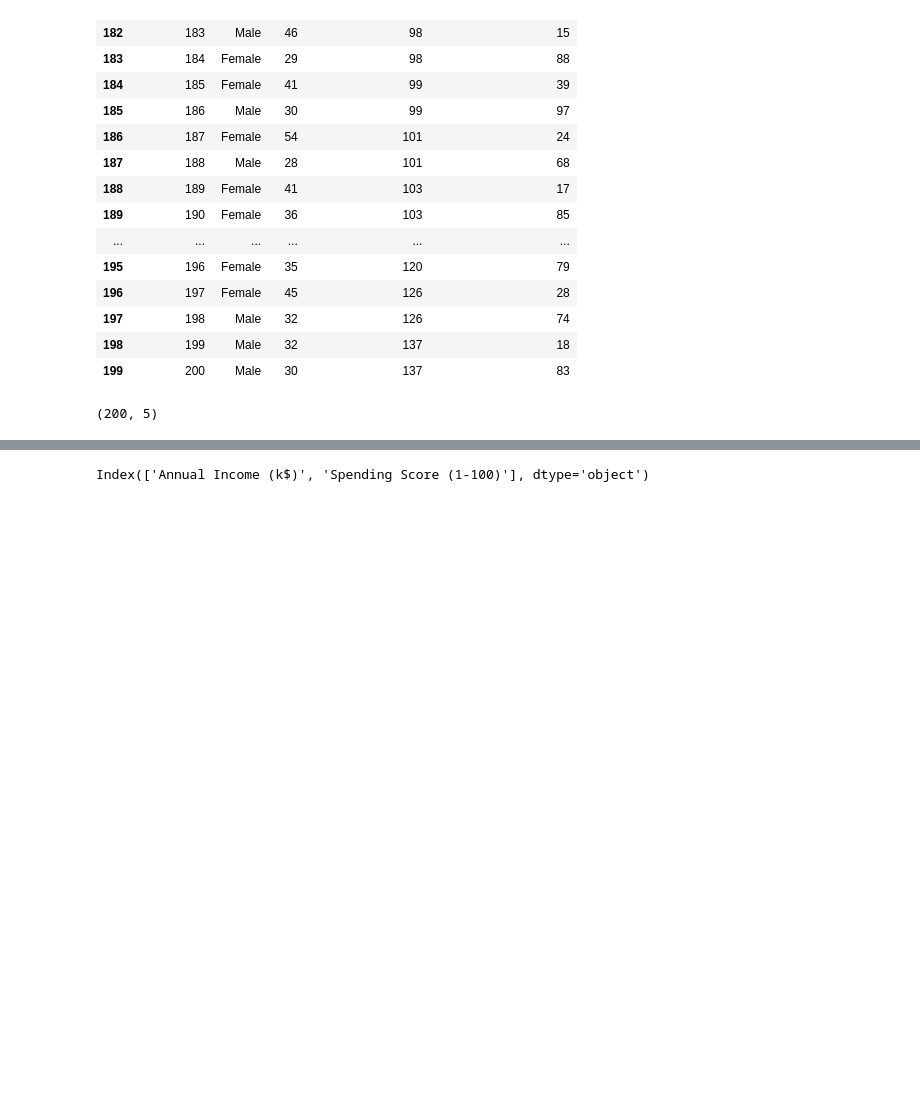
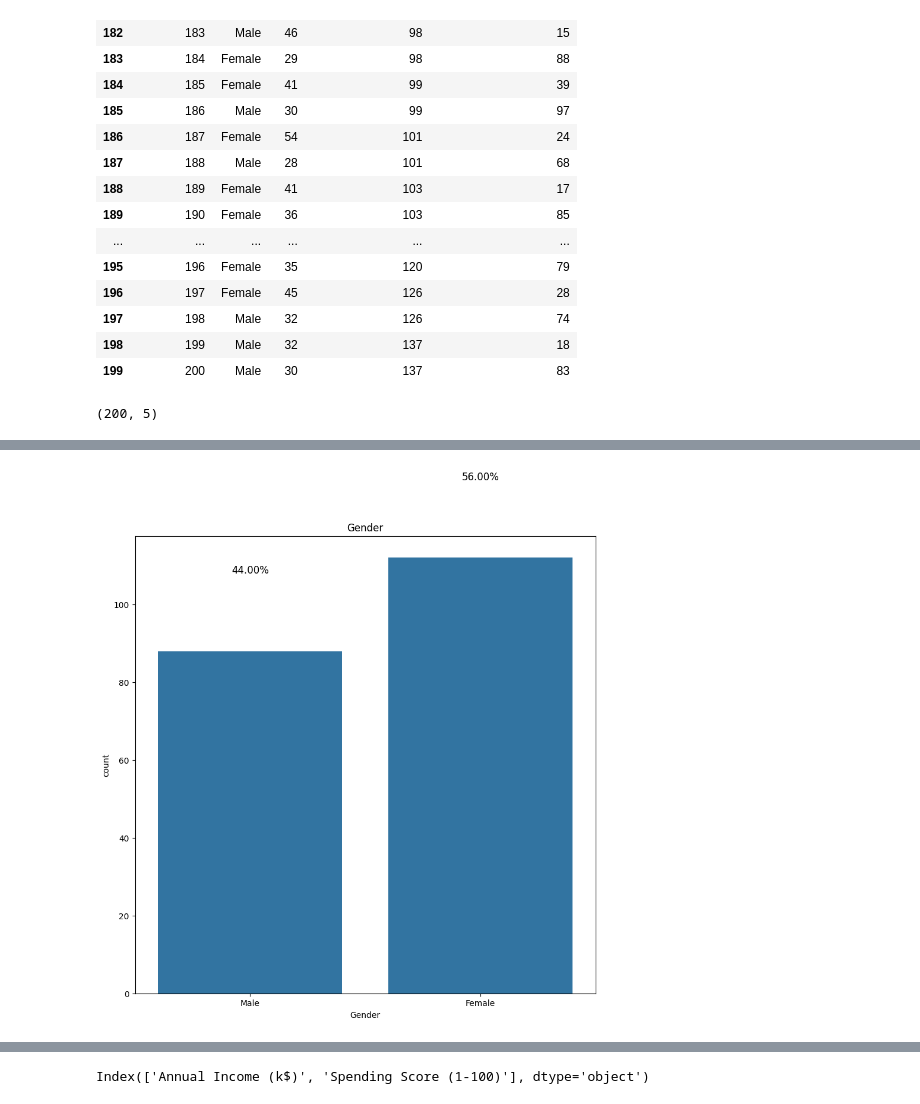
Before and after one commit to Estomihi100103/Clusterisasi-using-Mall-Custumer-Segmentation-Data, a Jupyter notebook: clustering_customer.ipynb, the cells around one changed output, grey strips where cells are left out. Saved outputs shown, nothing was run; the diff lists cells and outputs as text; code cells hidden in the pictures; blank space fills up the shorter version.

```diff
--- a/clustering_customer.ipynb
+++ b/clustering_customer.ipynb
@@ -59,0 +106,19 @@ df.shape
+# %%
+cat_cols = df.select_dtypes(include=['object','category']).columns
+# %%
+# create a countplot for each categorical column
+for col in cat_cols:
+    plt.figure(figsize=(10,10))
+    ax = sns.countplot(data=df, x=col)
+    plt.title(col)
+
+    # add percentage labels on each bar
+    for p in ax.containers[0].patches:
+        percent = (p.get_height()/len(df))*100
+        ax.text(p.get_x()+p.get_width()/2,
+                p.get_height()+20,
+                '{:1.2f}%'.format(percent),
+                ha='center', fontsize=12)
+    plt.show()
+# %% [output]
+[figure, added]
```
Also changed, not shown: parts of 12 cells of this notebook.
